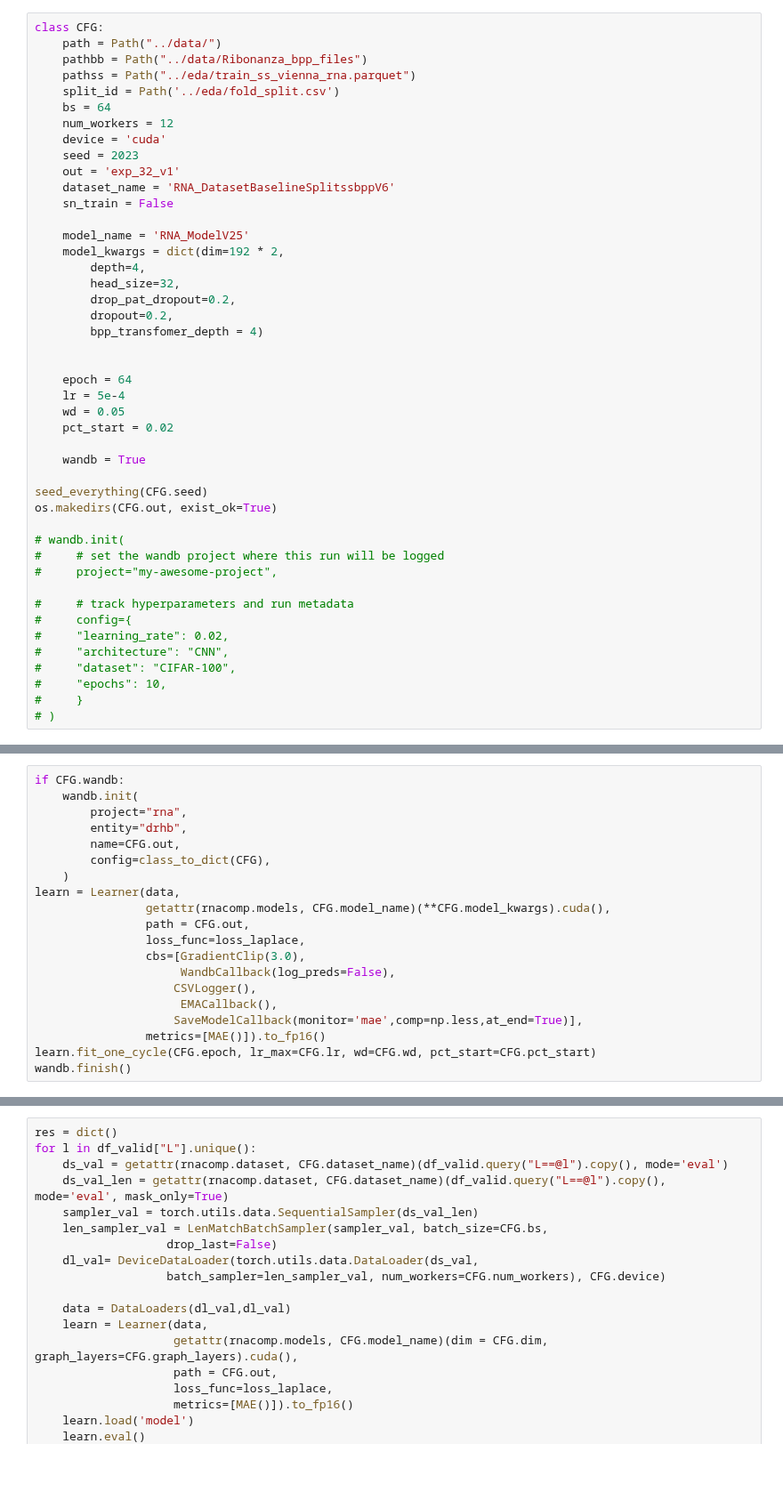
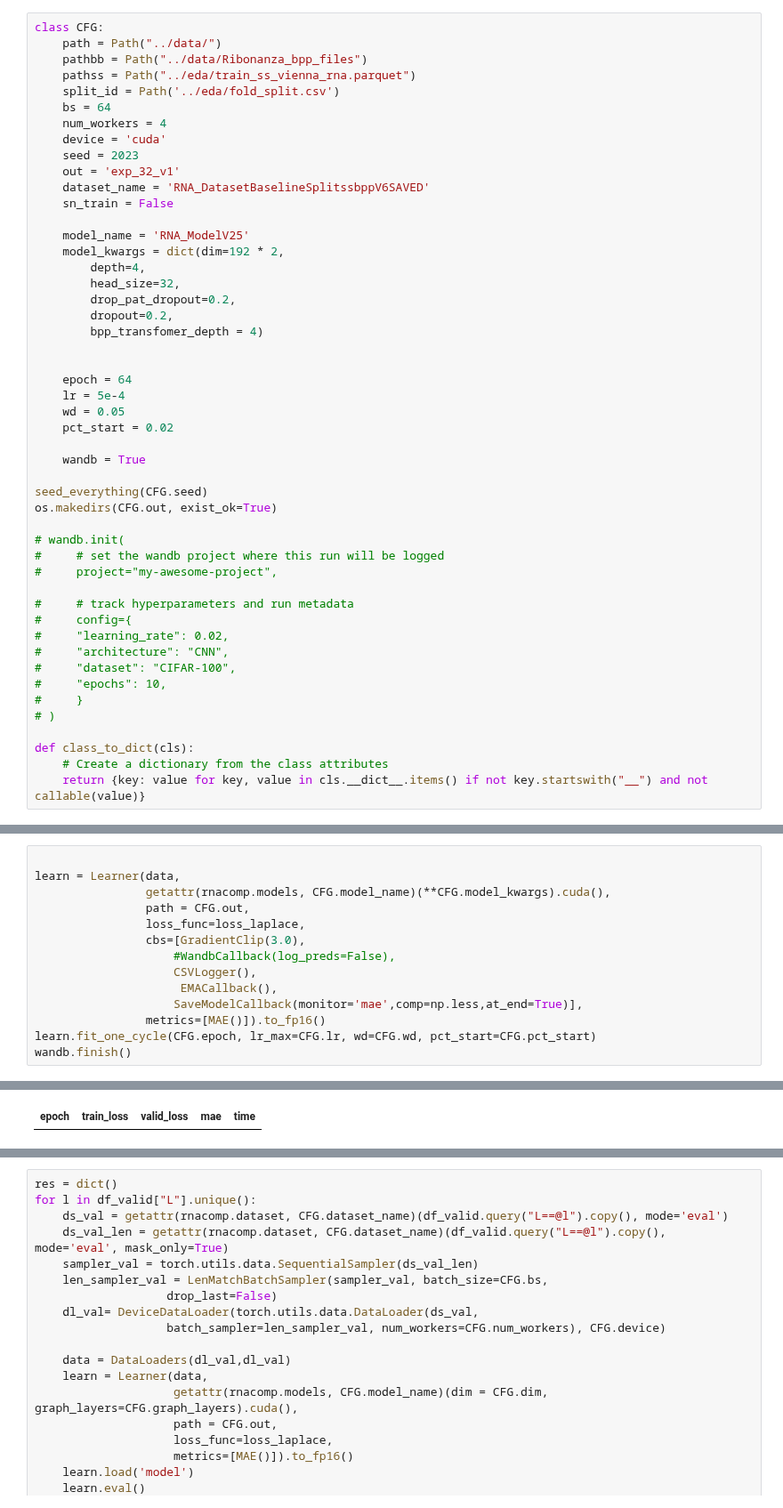
Before and after one commit to DrHB/rna-stanford, a Jupyter notebook: exp/exp_32-v1.ipynb, the cells around one changed output, grey strips where cells are left out. Shown at 89% size. Drawn from its saved outputs; the diff is of its cells as text; blank space fills up the shorter version.

```diff
--- a/exp/exp_32-v1.ipynb
+++ b/exp/exp_32-v1.ipynb
@@ -22,11 +24,11 @@ class CFG:
     pathss = Path("../eda/train_ss_vienna_rna.parquet")
     split_id = Path('../eda/fold_split.csv')
     bs = 64
-    num_workers = 12
+    num_workers = 4
     device = 'cuda'
     seed = 2023
     out = 'exp_32_v1'
-    dataset_name = 'RNA_DatasetBaselineSplitssbppV6'
+    dataset_name = 'RNA_DatasetBaselineSplitssbppV6SAVED'
     sn_train = False
 
     model_name = 'RNA_ModelV25'
@@ -60,3 +62,7 @@ os.makedirs(CFG.out, exist_ok=True)
 #     "epochs": 10,
 #     }
 # )
+
+def class_to_dict(cls):
+    # Create a dictionary from the class attributes
+    return {key: value for key, value in cls.__dict__.items() if not key.startswith("__") and not callable(value)}
@@ -107,20 +102,15 @@ gc.collect()
 # %%
-if CFG.wandb:
-    wandb.init(
-        project="rna",
-        entity="drhb",
-        name=CFG.out,
-        config=class_to_dict(CFG),
-    )
+
 learn = Learner(data,
                 getattr(rnacomp.models, CFG.model_name)(**CFG.model_kwargs).cuda(),
                 path = CFG.out,
                 loss_func=loss_laplace,
                 cbs=[GradientClip(3.0),
-                     WandbCallback(log_preds=False),
+                    #WandbCallback(log_preds=False),
                     CSVLogger(),
                      EMACallback(),
                     SaveModelCallback(monitor='mae',comp=np.less,at_end=True)],
                 metrics=[MAE()]).to_fp16()
 learn.fit_one_cycle(CFG.epoch, lr_max=CFG.lr, wd=CFG.wd, pct_start=CFG.pct_start)
 wandb.finish()
+# %% [output]
@@ -126,0 +118 @@ wandb.finish()
+| epoch | train_loss | valid_loss | mae | time |
```
Also changed, not shown: parts of 5 cells of this notebook, 6 other files.
